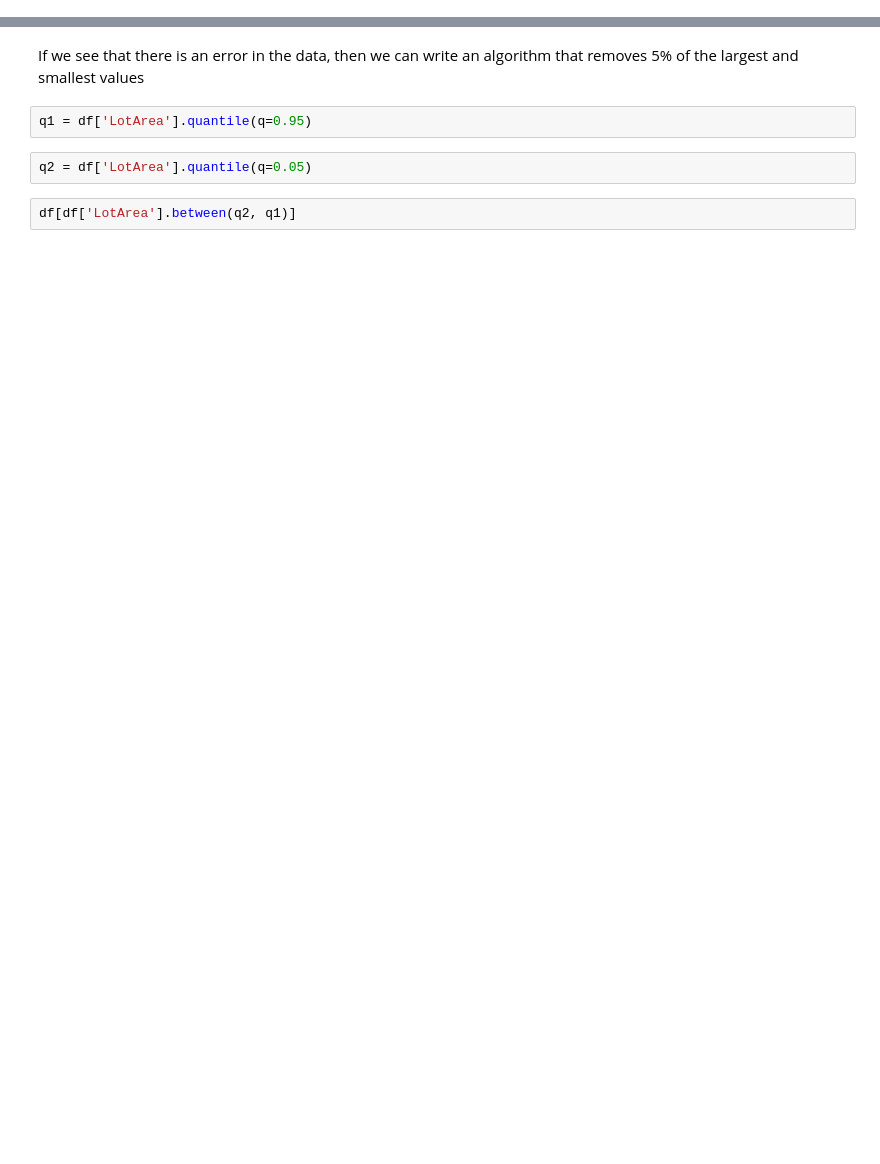
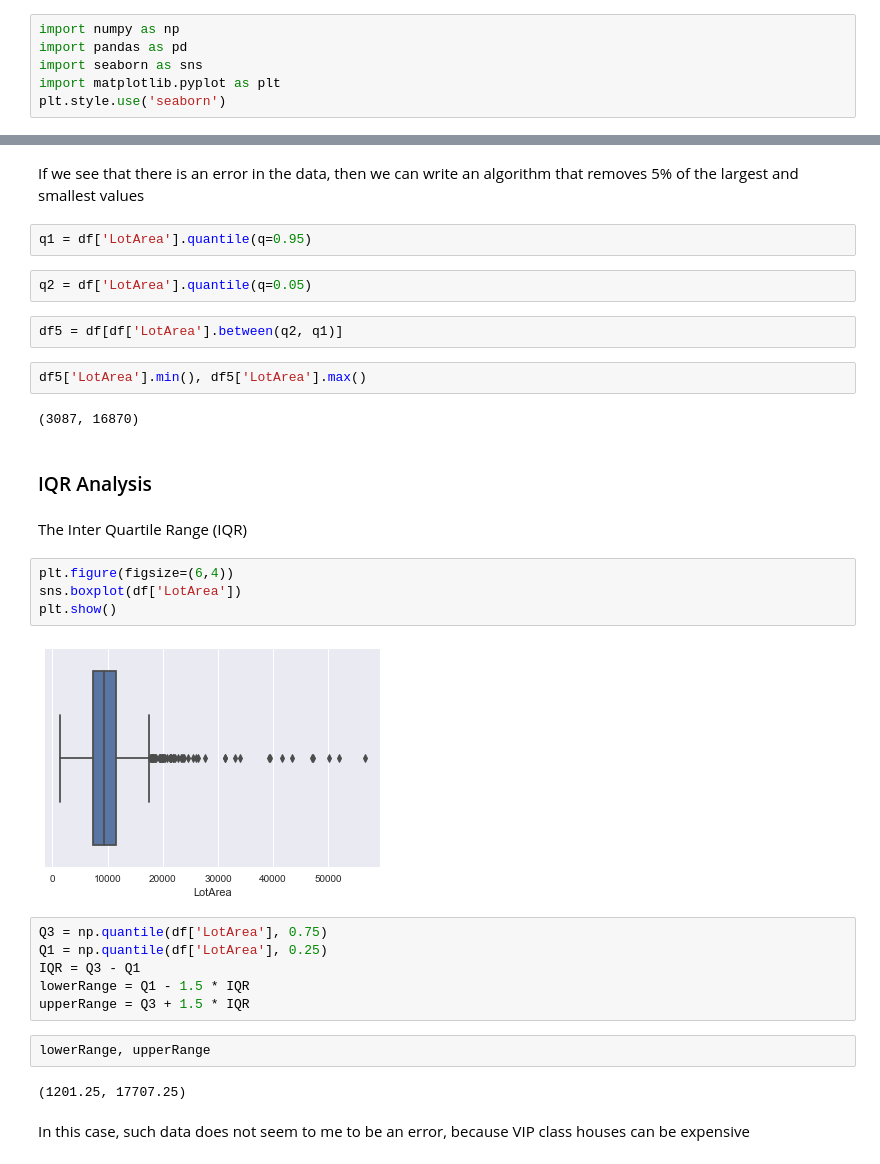
Before and after one commit to michailow/housing-data-quality-analysis, a Jupyter notebook: notebook/data analysis.ipynb, the cells around one changed output, grey strips where cells are left out. Saved outputs shown, nothing was run; the diff lists cells and outputs as text; blank space fills up the shorter version.

```diff
--- a/notebook/data analysis.ipynb
+++ b/notebook/data analysis.ipynb
@@ -13,0 +14,6 @@ seaborn
+# %%
+import numpy as np
+import pandas as pd
+import seaborn as sns
+import matplotlib.pyplot as plt
+plt.style.use('seaborn')
@@ -318,4 +358,30 @@ q1 = df['LotArea'].quantile(q=0.95)
 # %%
 q2 = df['LotArea'].quantile(q=0.05)
 # %%
-df[df['LotArea'].between(q2, q1)]
+df5 = df[df['LotArea'].between(q2, q1)]
+# %%
+df5['LotArea'].min(), df5['LotArea'].max()
+# %% [output]
+(3087, 16870)
+# %% [markdown]
+### IQR Analysis
+# %% [markdown]
+The Inter Quartile Range (IQR)
+# %%
+plt.figure(figsize=(6,4))
+sns.boxplot(df['LotArea'])
+plt.show()
+# %% [output]
+[figure, added]
+# %%
+Q3 = np.quantile(df['LotArea'], 0.75)
+Q1 = np.quantile(df['LotArea'], 0.25)
+IQR = Q3 - Q1
+lowerRange = Q1 - 1.5 * IQR
+upperRange = Q3 + 1.5 * IQR
+# %%
+lowerRange, upperRange
+# %% [output]
+(1201.25, 17707.25)
+# %% [markdown]
+In this case, such data does not seem to me to be an error, because VIP class houses can be expensive
```
Also changed, not shown: parts of 54 cells of this notebook.
